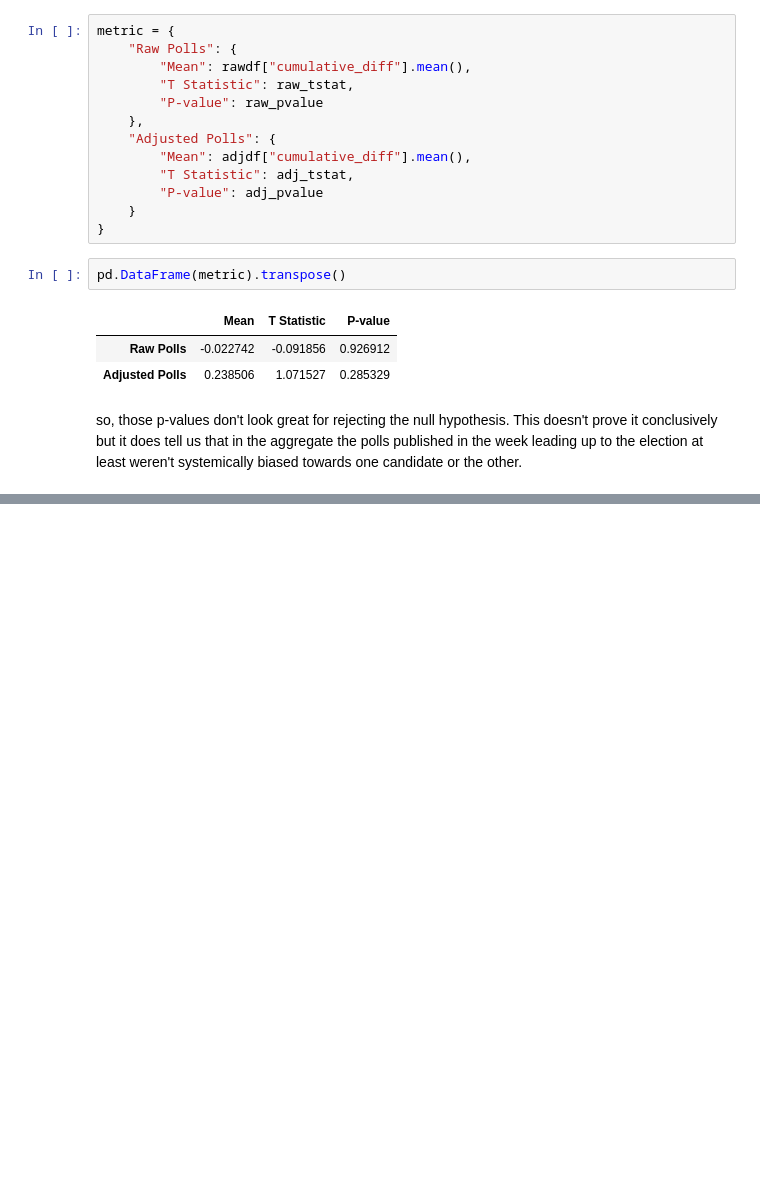
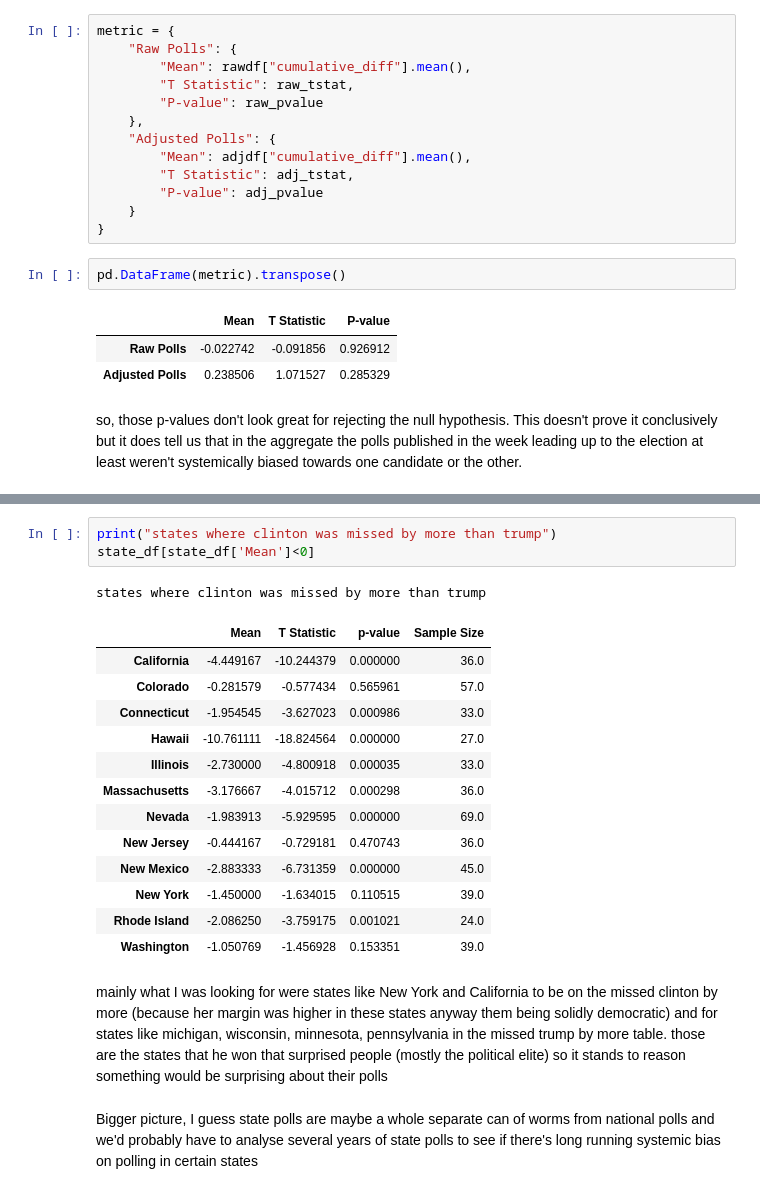
Before and after one commit to Hawkeyethelast/2016-polling-EDA, a Jupyter notebook: 2016 polling error exploration.ipynb, the cells around one changed output, grey strips where cells are left out. Cells and saved outputs as stored; diff of their text form; blank space fills up the shorter version.

```diff
--- a/2016 polling error exploration.ipynb
+++ b/2016 polling error exploration.ipynb
@@ -200,0 +330,22 @@ so, those p-values don't look great for rejecting the null hypothesis. This does
+# %%
+print("states where clinton was missed by more than trump")
+state_df[state_df['Mean']<0]
+# %% [output]
+states where clinton was missed by more than trump
+|  | Mean | T Statistic | p-value | Sample Size |
+| California | -4.449167 | -10.244379 | 0.000000 | 36.0 |
+| Colorado | -0.281579 | -0.577434 | 0.565961 | 57.0 |
+| Connecticut | -1.954545 | -3.627023 | 0.000986 | 33.0 |
+| Hawaii | -10.761111 | -18.824564 | 0.000000 | 27.0 |
+| Illinois | -2.730000 | -4.800918 | 0.000035 | 33.0 |
+| Massachusetts | -3.176667 | -4.015712 | 0.000298 | 36.0 |
+| Nevada | -1.983913 | -5.929595 | 0.000000 | 69.0 |
+| New Jersey | -0.444167 | -0.729181 | 0.470743 | 36.0 |
+| New Mexico | -2.883333 | -6.731359 | 0.000000 | 45.0 |
+| New York | -1.450000 | -1.634015 | 0.110515 | 39.0 |
+| Rhode Island | -2.086250 | -3.759175 | 0.001021 | 24.0 |
+| Washington | -1.050769 | -1.456928 | 0.153351 | 39.0 |
+# %% [markdown]
+mainly what I was looking for were states like New York and California to be on the missed clinton by more (because her margin was higher in these states anyway them being solidly democratic) and for states like michigan, wisconsin, minnesota, pennsylvania in the missed trump by more table. those are the states that he won that surprised people (mostly the political elite) so it stands to reason something would be surprising about their polls
+# %% [markdown]
+Bigger picture, I guess state polls are maybe a whole separate can of worms from national polls and we'd probably have to analyse several years of state polls to see if there's long running systemic bias on polling in certain states
```
Also changed, not shown: parts of 25 cells of this notebook.
